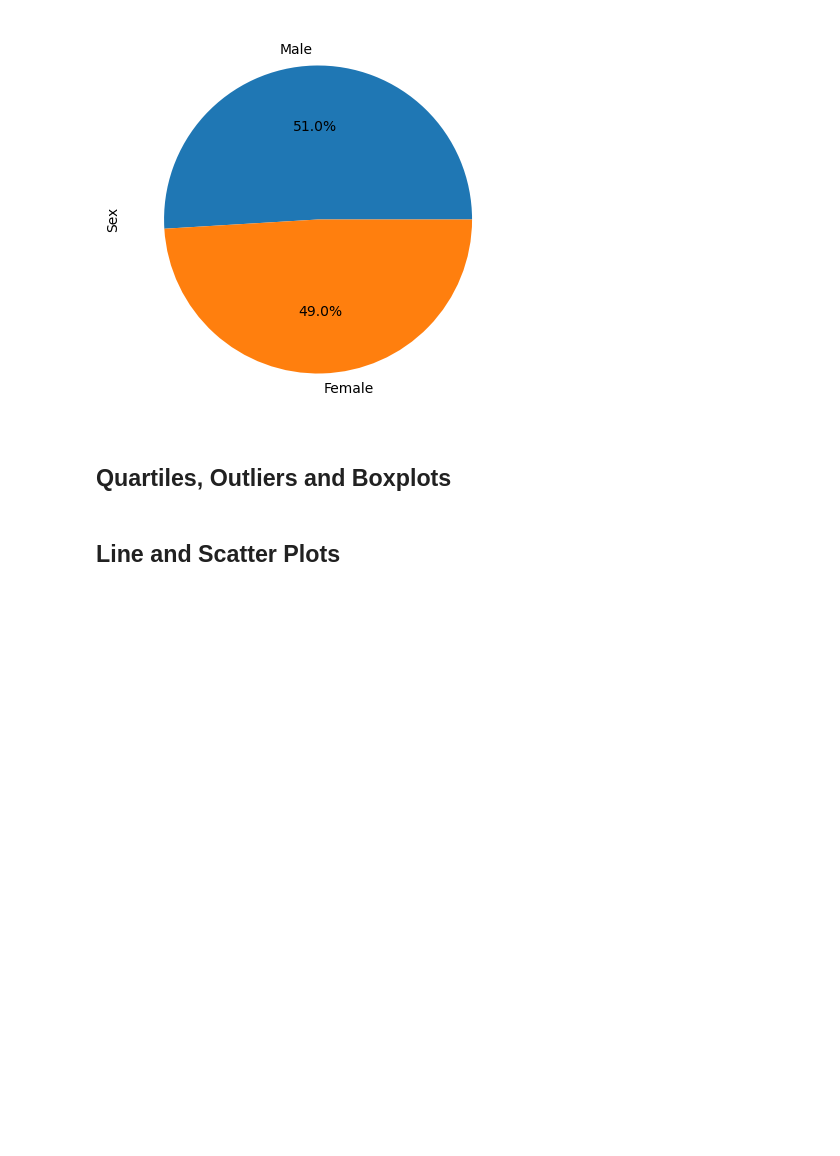
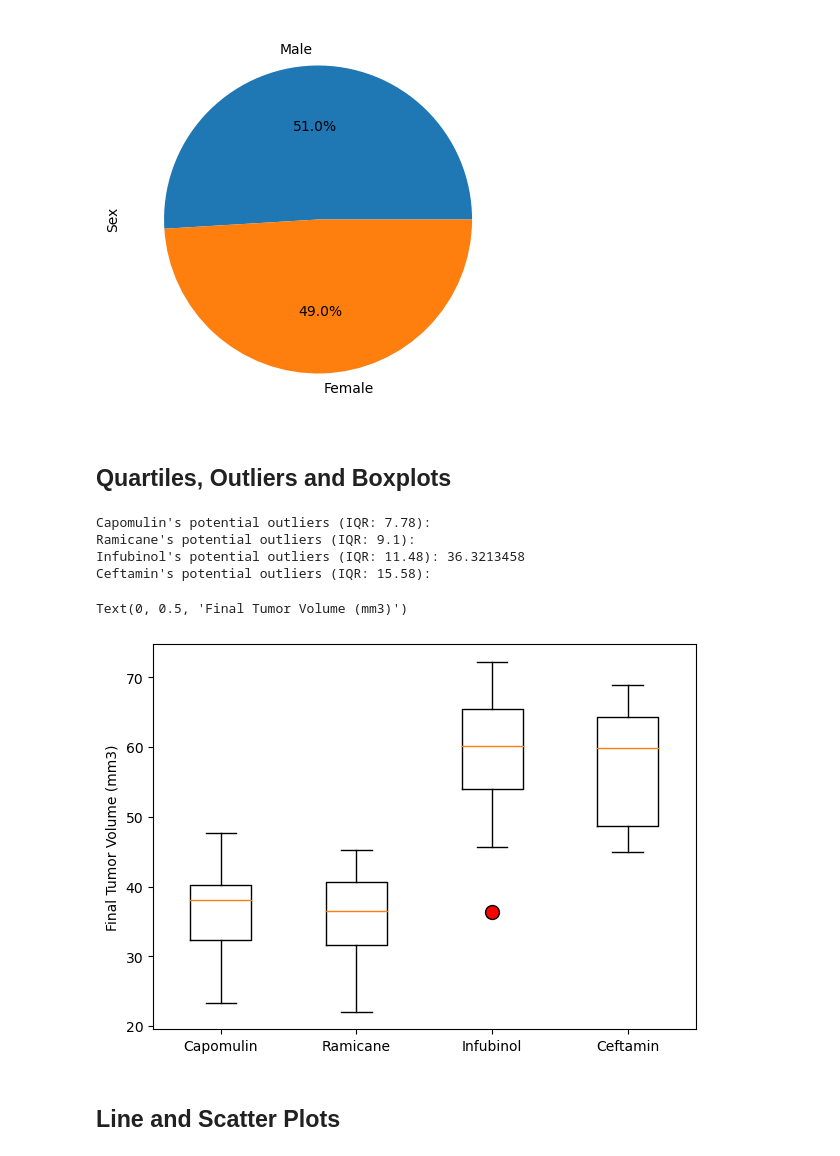
Before and after one commit to v4l3-v1ll4rr03l/pymaceuticals, a Jupyter notebook: pymaceuticals.ipynb, the cells around one changed output. Saved outputs shown, nothing was run; the diff lists cells and outputs as text; code cells hidden in the pictures; blank space fills up the shorter version.

```diff
--- a/pymaceuticals.ipynb
+++ b/pymaceuticals.ipynb
@@ -182,9 +178,11 @@ plt.show()
 
 # Start by getting the last (greatest) timepoint for each mouse
 max_ts = study_full.groupby("Mouse ID").max()["Timepoint"]
+max_ts.reset_index()
 
 # Merge this group df with the original DataFrame to get the tumor volume at the last timepoint
 study_ts = pd.merge(study_full, max_ts, how="left", on=["Mouse ID", "Mouse ID"])
+study_ts = study_ts.loc[study_ts["Timepoint_x"] == study_ts["Timepoint_y"]]
 # %%
 # Put treatments into a list for for loop (and later for plot labels)
 treatments = ["Capomulin", "Ramicane", "Infubinol", "Ceftamin"]
@@ -193,17 +191,34 @@ treatments = ["Capomulin", "Ramicane", "Infubinol", "Ceftamin"]
 vol_data = []
 
 # Calculate the IQR and quantitatively determine if there are any potential outliers.
-
-
+for drug in treatments:
     # Locate the rows which contain mice on each drug and get the tumor volumes
-
-
+    tumor_vols = study_ts.loc[study_ts["Drug Regimen"] == drug, "Tumor Volume (mm3)"]
     # add subset
-
-
+    vol_data.append(tumor_vols)
     # Determine outliers using upper and lower bounds
+    quartiles = tumor_vols.quantile([0.25, 0.75])
+    iqr = quartiles[0.75] - quartiles[0.25]
+    lower_bound = quartiles[0.25] - iqr*1.5
+    upper_bound = quartiles[0.75] + iqr*1.5
+    msg = f"{drug}'s potential outliers (IQR: "+ str(round(iqr,2)) +"): "
+    for vol in tumor_vols:
+        if vol < lower_bound or vol > upper_bound:
+            msg = msg + str(vol) + " "
+    print(msg)
+# %% [output]
+Capomulin's potential outliers (IQR: 7.78):
+Ramicane's potential outliers (IQR: 9.1):
+Infubinol's potential outliers (IQR: 11.48): 36.3213458
+Ceftamin's potential outliers (IQR: 15.58):
 # %%
 # Generate a box plot that shows the distrubution of the tumor volume for each treatment group.
+plt_bw = plt.figure(figsize = (7,5))
+plt.boxplot(vol_data, labels=treatments, flierprops={'marker': 'o', 'markersize': 10, 'markerfacecolor': 'red'})
+plt.ylabel("Final Tumor Volume (mm3)")
+# %% [output]
+Text(0, 0.5, 'Final Tumor Volume (mm3)')
+[figure, added]
 # %% [markdown]
 ## Line and Scatter Plots
 # %%
```
Also changed, not shown: parts of 4 cells of this notebook.
